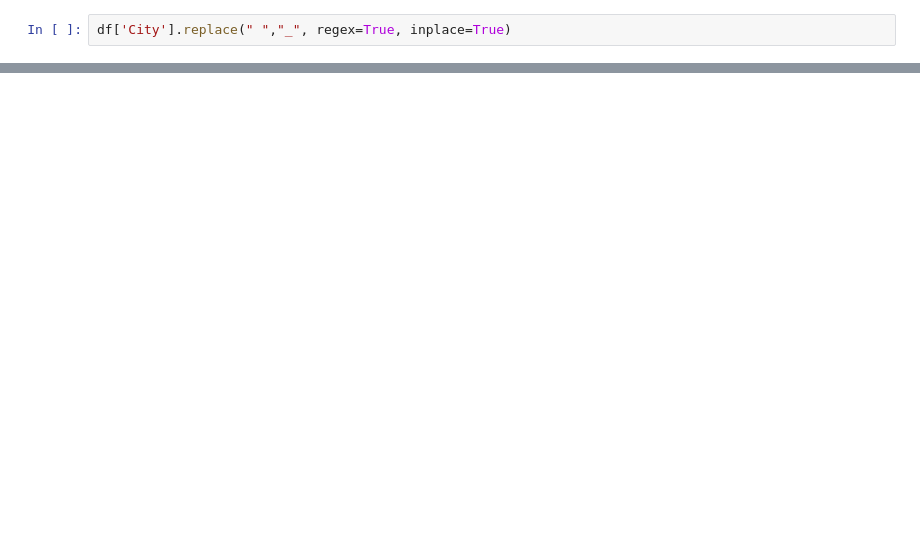
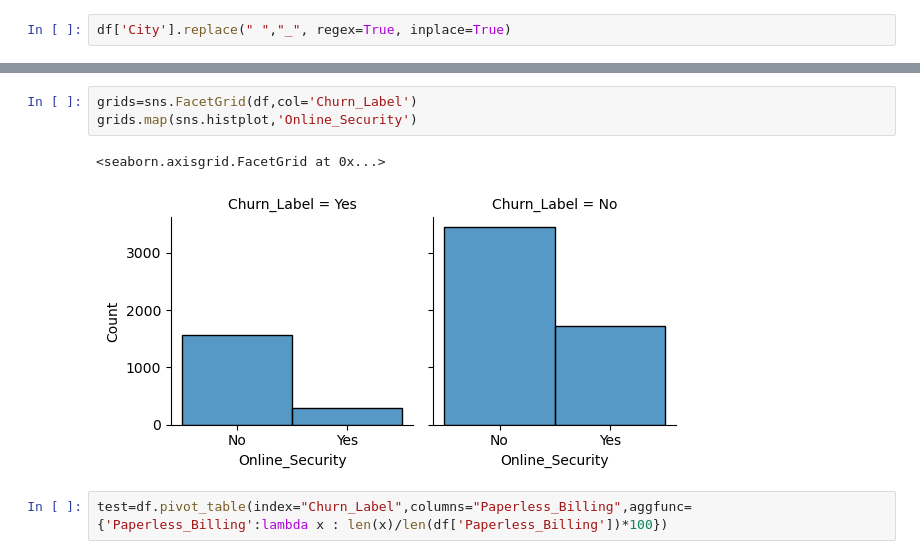
Before and after one commit to Ravi-Kumar-Yadav-6289/Amazon-Reviews-Extraction, a Jupyter notebook: xgboost_test/main.ipynb, the cells around one changed output, grey strips where cells are left out. Saved outputs shown, nothing was run; the diff lists cells and outputs as text; blank space fills up the shorter version.

```diff
--- a/xgboost_test/main.ipynb
+++ b/xgboost_test/main.ipynb
@@ -49,0 +107,8 @@ array([ 1,  8, 18, 25, 37, 27, 58, 15,  7, 11,  3, 13, 16, 24,  4, 32, 54,
+# %%
+grids=sns.FacetGrid(df,col='Churn_Label')
+grids.map(sns.histplot,'Online_Security')
+# %% [output]
+<seaborn.axisgrid.FacetGrid at 0x...>
+[figure, added]
+# %%
+test=df.pivot_table(index="Churn_Label",columns="Paperless_Billing",aggfunc={'Paperless_Billing':lambda x : len(x)/len(df['Paperless_Billing'])*100})
```
Also changed, not shown: parts of 16 cells of this notebook.
